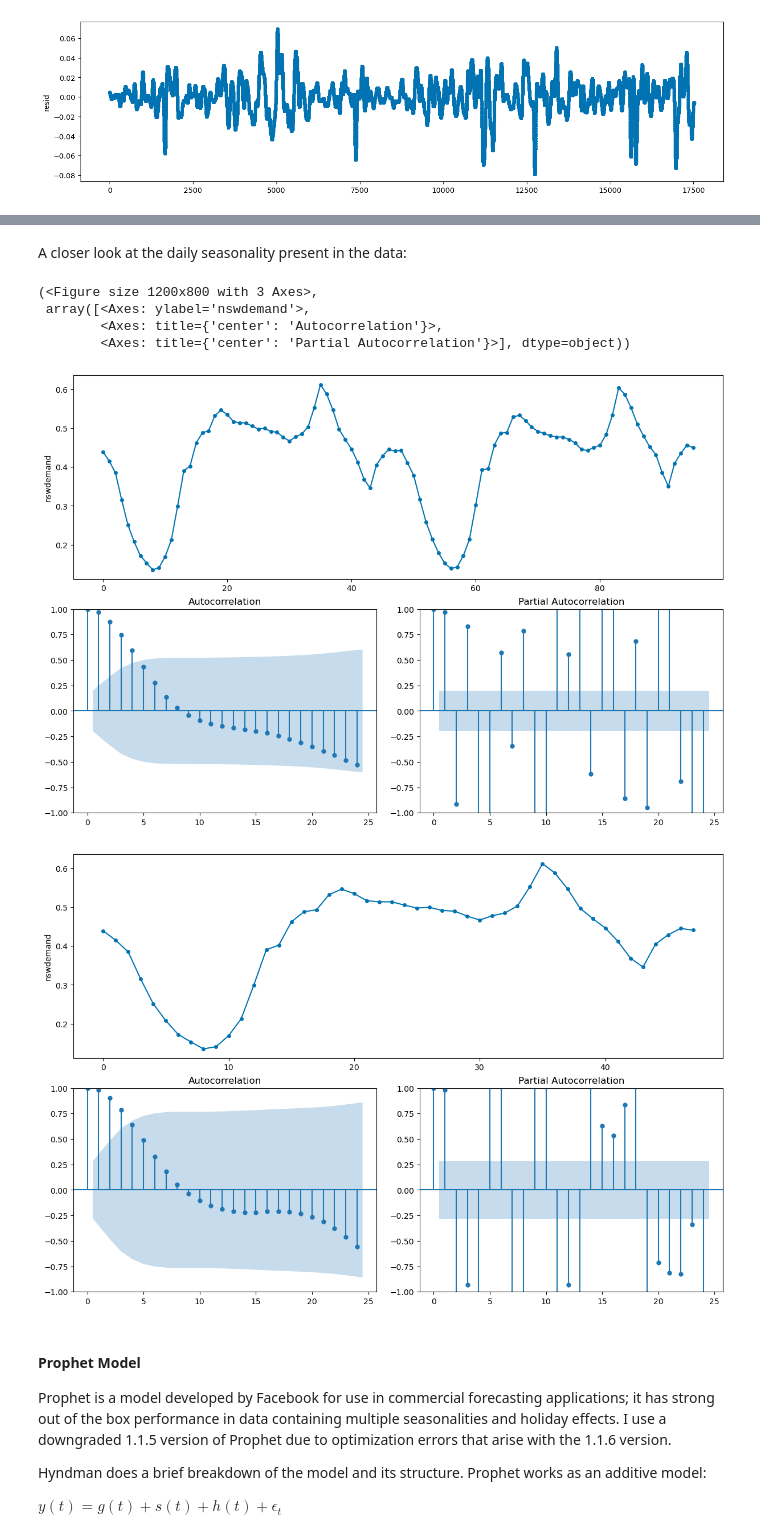
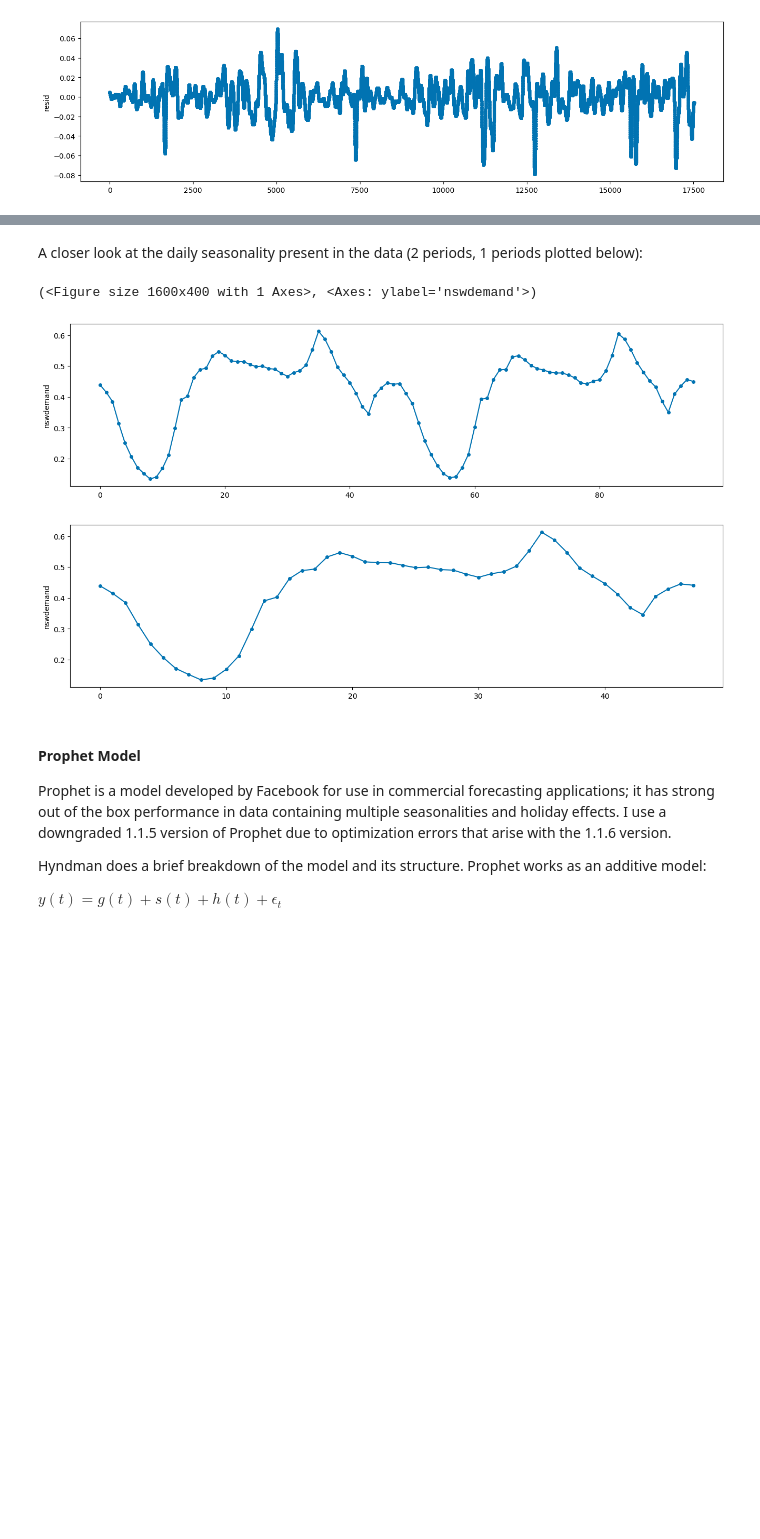
Before and after one commit to jjhuang4/jjhuang4.github.io, a Jupyter notebook: posts/2025-1-20/index.ipynb, the cells around one changed output, grey strips where cells are left out. Drawn from its saved outputs; the diff is of its cells as text; code cells hidden in the pictures; blank space fills up the shorter version.

```diff
--- a/posts/2025-1-20/index.ipynb
+++ b/posts/2025-1-20/index.ipynb
@@ -132,15 +124,12 @@ plot_correlations(electricity['nswdemand'][0:1000])
 # %% [markdown]
-A closer look at the daily seasonality present in the data:
+A closer look at the daily seasonality present in the data (2 periods, 1 periods plotted below):
 # %%
-plot_correlations(electricity['nswdemand'][0:96])
-plot_correlations(electricity['nswdemand'][0:48])
+plot_series(electricity['nswdemand'][0:96])
+plot_series(electricity['nswdemand'][0:48])
 # %% [output]
-(<Figure size 1200x800 with 3 Axes>,
- array([<Axes: ylabel='nswdemand'>,
-        <Axes: title={'center': 'Autocorrelation'}>,
-        <Axes: title={'center': 'Partial Autocorrelation'}>], dtype=object))
+(<Figure size 1600x400 with 1 Axes>, <Axes: ylabel='nswdemand'>)
-[figure, old version]
+[figure, new version]
-[figure, old version]
+[figure, new version]
 # %% [markdown]
 #### Prophet Model
 
```
Also changed, not shown: parts of 19 cells of this notebook.
